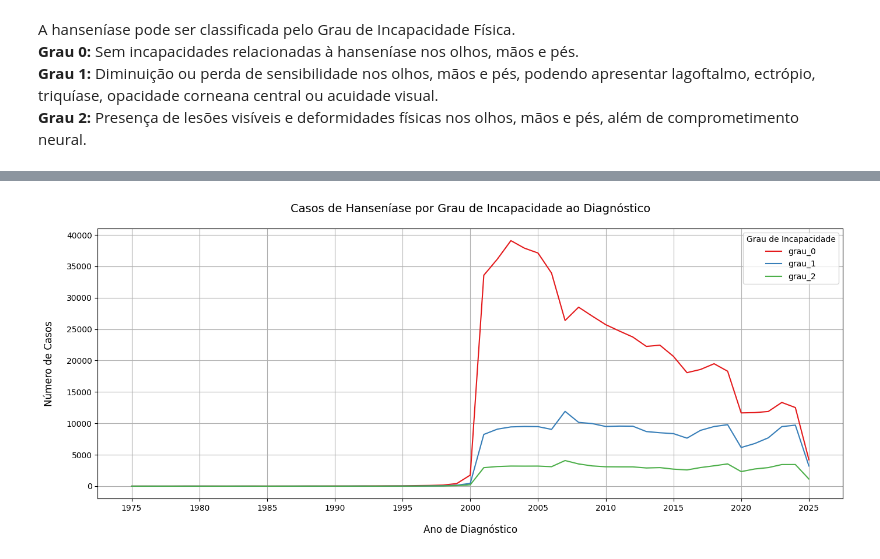
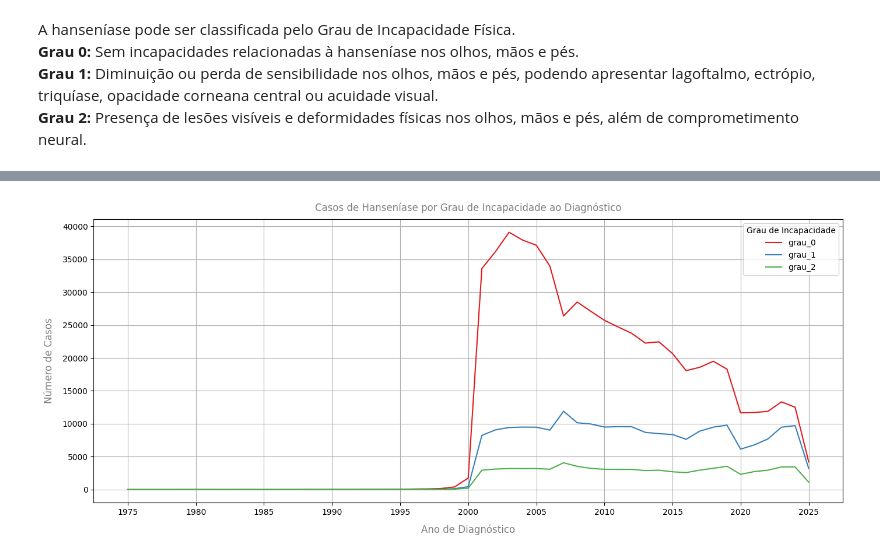
Before and after one commit to keyscarvalho/hanseniase_brasil, a Jupyter notebook: analises.ipynb, the cells around one changed output, grey strips where cells are left out. Cells and saved outputs as stored; diff of their text form; code cells hidden in the pictures.

```diff
--- a/analises.ipynb
+++ b/analises.ipynb
@@ -299,25 +300,25 @@ Text(0, 0.5, 'Total de Casos')
 # %%
 
 # visualização de casos por ano e grau de incapacidade
 plt.figure(figsize=(14, 6))
 
 sns.lineplot(
     data=df_long,
     x='ano_diagnostico',
     y='casos',
     hue='grau_incapacidade',
     palette='Set1'
 )
 
-plt.title('Casos de Hanseníase por Grau de Incapacidade ao Diagnóstico', fontsize=14, pad=20)
-plt.xlabel('Ano de Diagnóstico', fontsize=12, labelpad=15)
-plt.ylabel('Número de Casos', fontsize=12, labelpad=15)
+plt.title('Casos de Hanseníase por Grau de Incapacidade ao Diagnóstico', pad=10, color='grey')
+plt.xlabel('Ano de Diagnóstico', fontsize=12, labelpad=10, color='grey')
+plt.ylabel('Número de Casos', fontsize=12, labelpad=10, color='grey')
 plt.legend(title='Grau de Incapacidade')
 plt.grid(True)
 
 # Eixo X com anos de 5 em 5
 plt.gca().xaxis.set_major_locator(ticker.MultipleLocator(5))
 
 plt.tight_layout()
 # %% [output]
-[figure, old version]
+[figure, new version]
```
Also changed, not shown: parts of 10 cells of this notebook.
